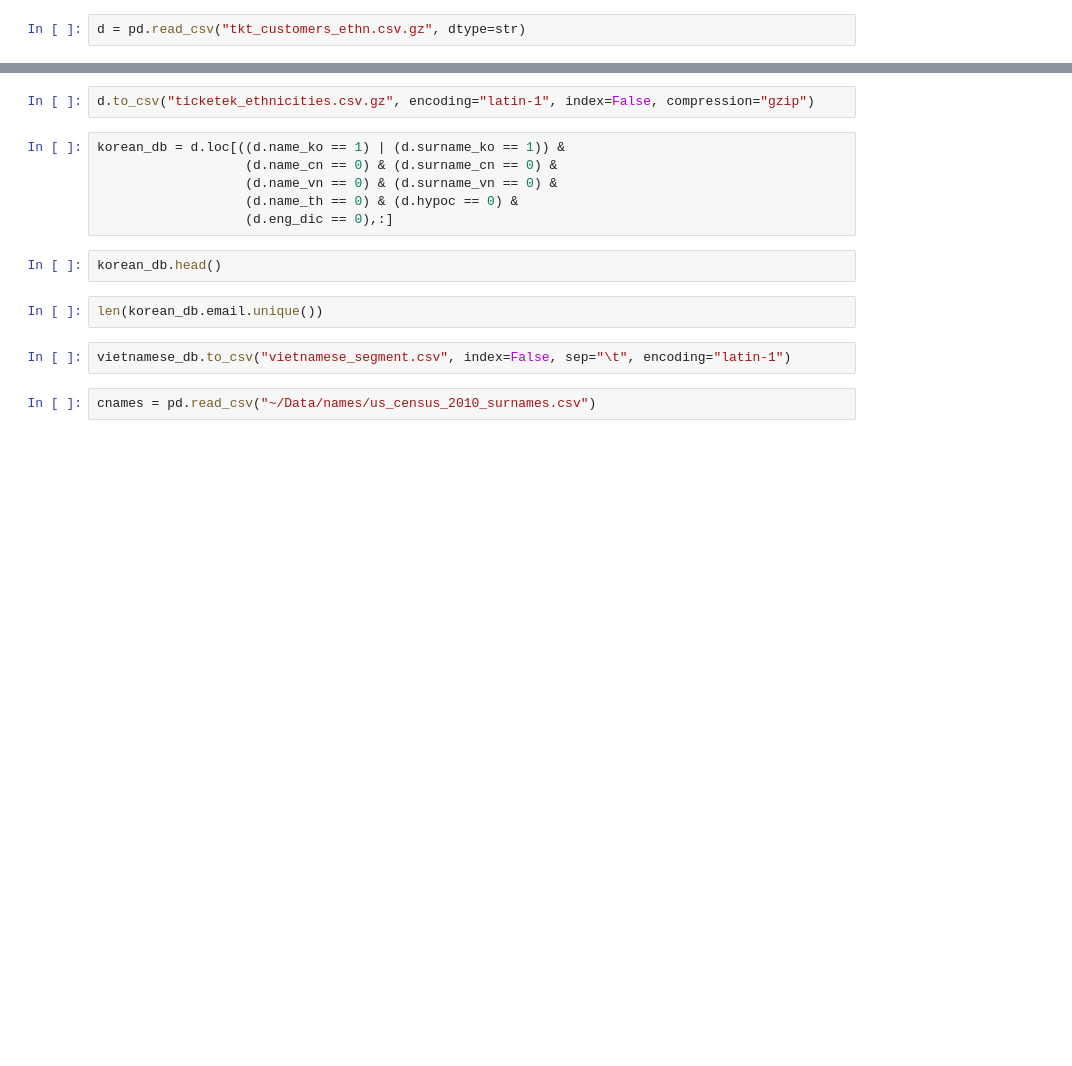
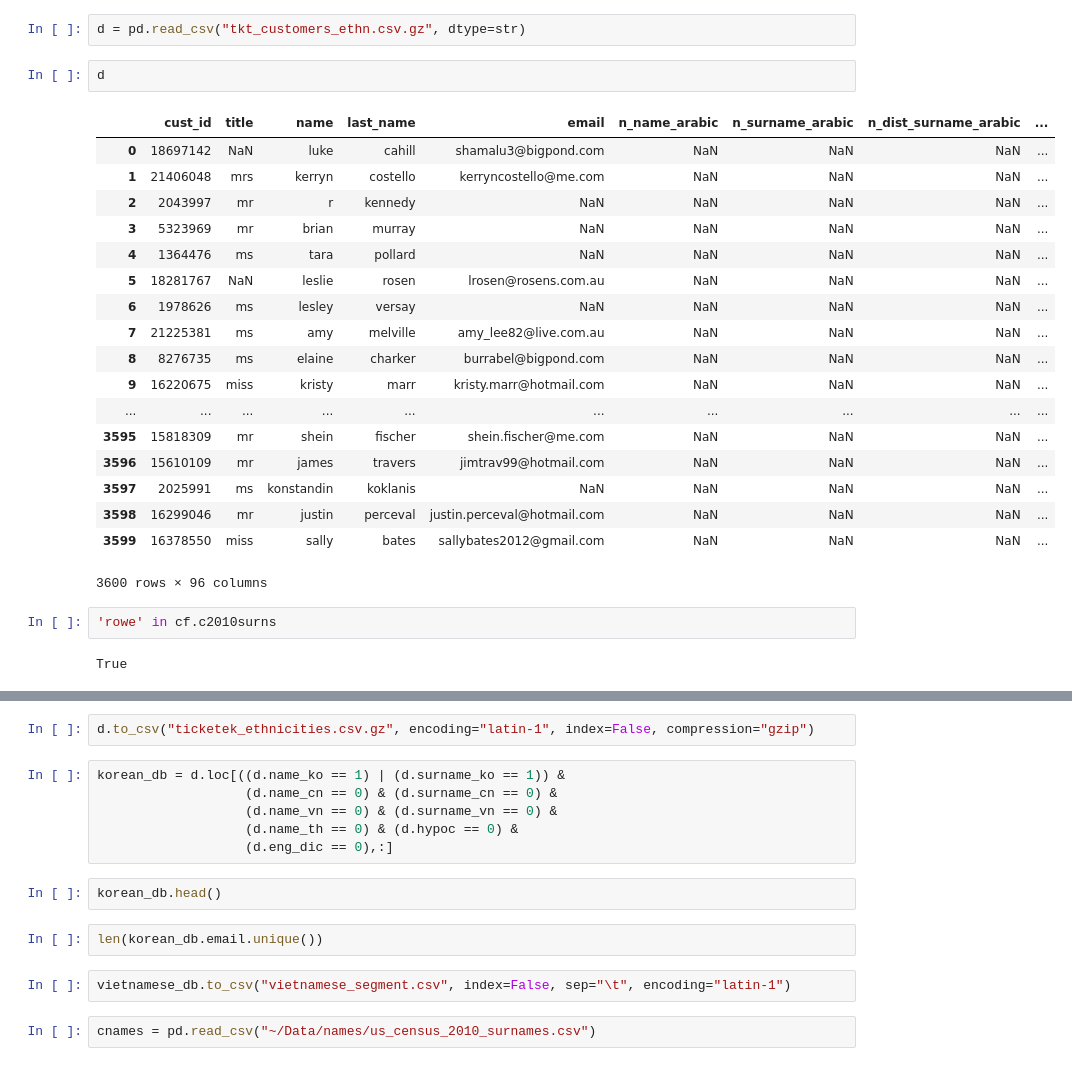
Before and after one commit to eeghor/ethnicity_detector, a Jupyter notebook: chinese_finder.ipynb, the cells around one changed output, grey strips where cells are left out. Drawn from its saved outputs; the diff is of its cells as text; blank space fills up the shorter version.

```diff
--- a/chinese_finder.ipynb
+++ b/chinese_finder.ipynb
@@ -195,5 +206,30 @@ KeyboardInterrupt:
 # %%
 d = pd.read_csv("tkt_customers_ethn.csv.gz", dtype=str)
+# %%
+d
+# %% [output]
+|  | cust_id | title | name | last_name | email | n_name_arabic | n_surname_arabic | n_dist_surname_arabic | ... |
+| 0 | 18697142 | NaN | luke | cahill | shamalu3@bigpond.com | NaN | NaN | NaN | ... |
+| 1 | 21406048 | mrs | kerryn | costello | kerryncostello@me.com | NaN | NaN | NaN | ... |
+| 2 | 2043997 | mr | r | kennedy | NaN | NaN | NaN | NaN | ... |
+| 3 | 5323969 | mr | brian | murray | NaN | NaN | NaN | NaN | ... |
+| 4 | 1364476 | ms | tara | pollard | NaN | NaN | NaN | NaN | ... |
+| 5 | 18281767 | NaN | leslie | rosen | lrosen@rosens.com.au | NaN | NaN | NaN | ... |
+| 6 | 1978626 | ms | lesley | versay | NaN | NaN | NaN | NaN | ... |
+| 7 | 21225381 | ms | amy | melville | amy_lee82@live.com.au | NaN | NaN | NaN | ... |
+| 8 | 8276735 | ms | elaine | charker | burrabel@bigpond.com | NaN | NaN | NaN | ... |
+| 9 | 16220675 | miss | kristy | marr | kristy.marr@hotmail.com | NaN | NaN | NaN | ... |
+| ... | ... | ... | ... | ... | ... | ... | ... | ... | ... |
+| 3595 | 15818309 | mr | shein | fischer | shein.fischer@me.com | NaN | NaN | NaN | ... |
+| 3596 | 15610109 | mr | james | travers | jimtrav99@hotmail.com | NaN | NaN | NaN | ... |
+| 3597 | 2025991 | ms | konstandin | koklanis | NaN | NaN | NaN | NaN | ... |
+| 3598 | 16299046 | mr | justin | perceval | justin.perceval@hotmail.com | NaN | NaN | NaN | ... |
+| 3599 | 16378550 | miss | sally | bates | sallybates2012@gmail.com | NaN | NaN | NaN | ... |
+3600 rows × 96 columns
+# %%
+'rowe' in cf.c2010surns
+# %% [output]
+True
 # %%
 d.head(20)
 # %% [output]
```
Also changed, not shown: parts of 6 cells of this notebook.
